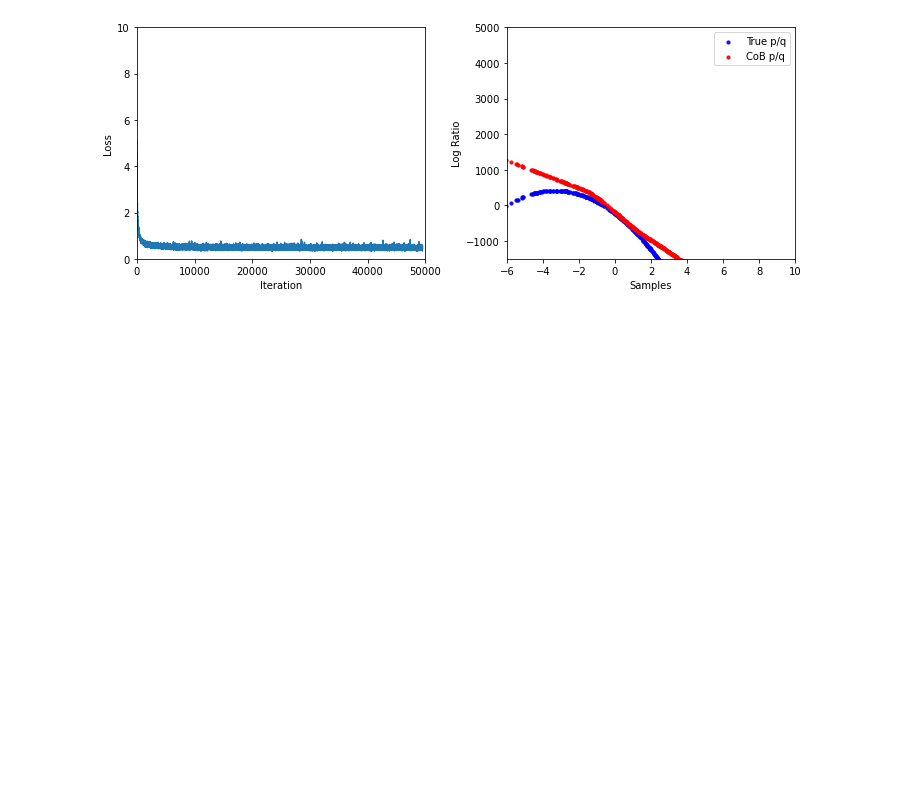
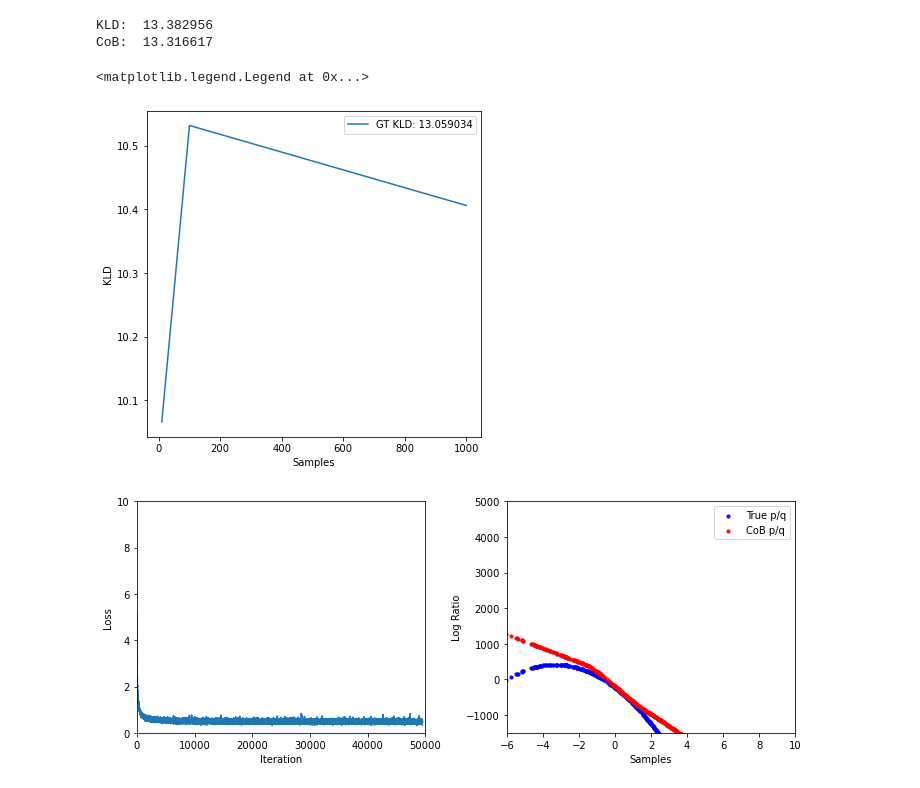
Before and after one commit to akashgit/cob, a Jupyter notebook: notebooks/CoB_interactive-1D.ipynb, the cells around one changed output. Cells and saved outputs as stored; diff of their text form; code cells hidden in the pictures; blank space fills up the shorter version.

```diff
--- a/notebooks/CoB_interactive-1D.ipynb
+++ b/notebooks/CoB_interactive-1D.ipynb
@@ -170,0 +205,6 @@ CoB:  1.8327986
+# %%
+print('KLD: ', kld_true)
+print('CoB: ', kld_cob)
+# %% [output]
+KLD:  13.382956
+CoB:  13.316617
@@ -171,5 +222,16 @@ CoB:  1.8327986
 # %%
 sample_and_plot(sess, kld, kl_from_pq, kl_from_cob, p_samples, q_samples, m_samples, log_ratio_p_q, log_ratio_p_m, mu_1, mu_2, scale_p, scale_q, mu_3, scale_m)
+# %%
+fig, ax1 = plt.subplots(1,1,figsize=(6,6))
+
+ax1.plot([10,100,1000],[10.066,10.531759,10.4061365],label='GT KLD: 13.059034')
+
+ax1.set_xlabel("Samples")
+ax1.set_ylabel("KLD")
+ax1.legend(loc='best')
+# %% [output]
+<matplotlib.legend.Legend at 0x...>
+[figure, added]
 # %%
 # %matplotlib widget
 for j in range(1,5):
```
Also changed, not shown: parts of 4 cells of this notebook, 7 other files.
